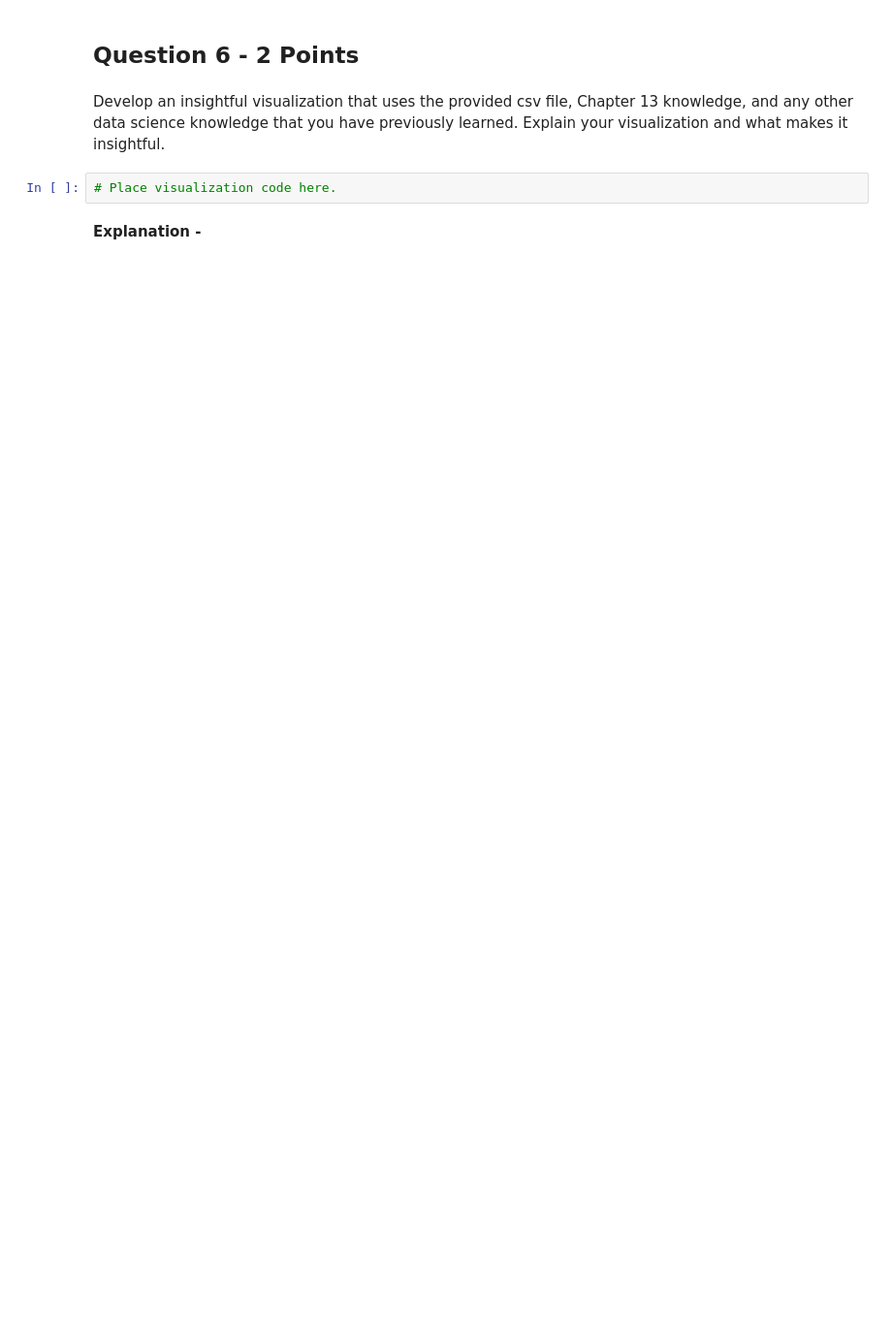
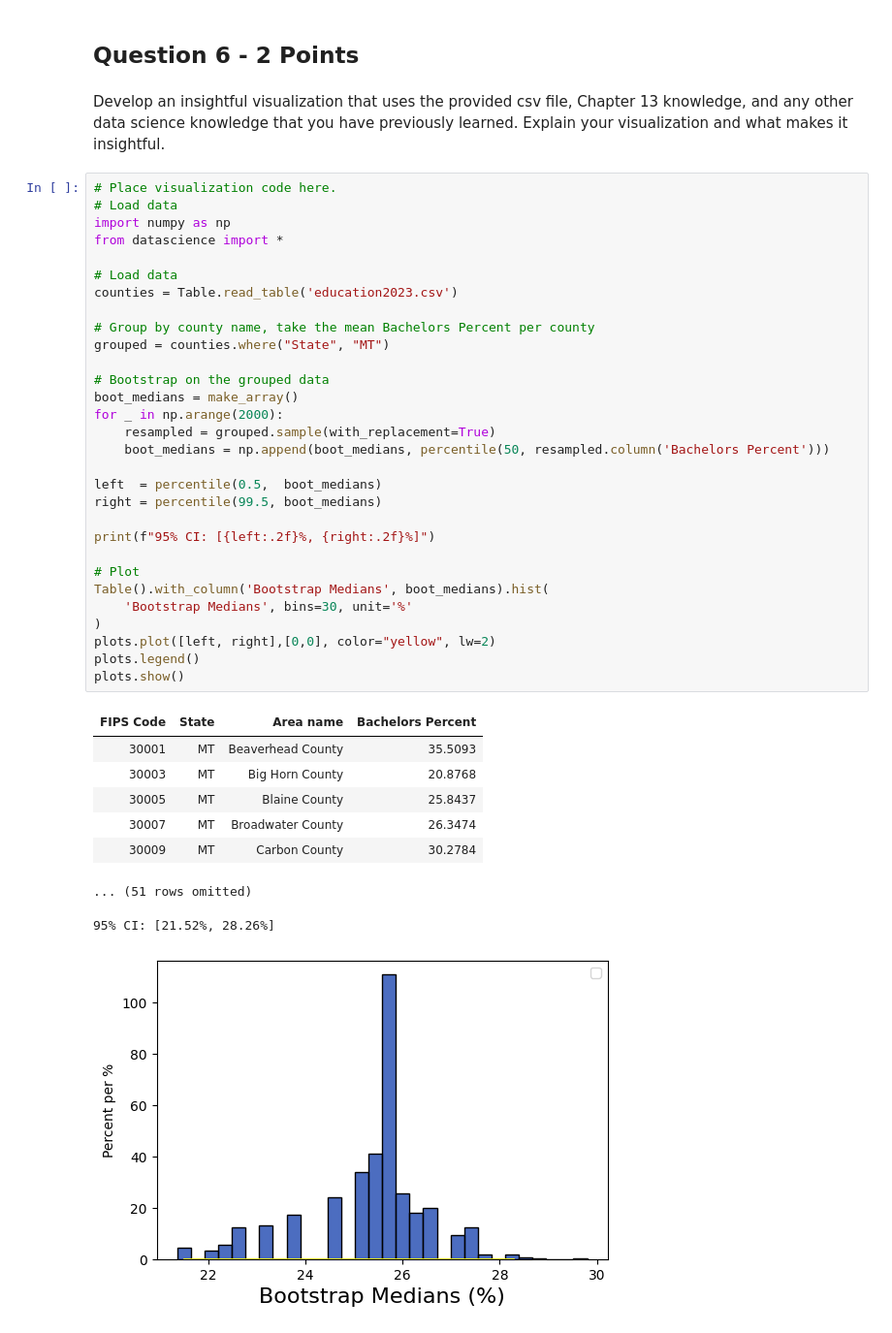
Before and after one commit to DanieHuelva/Data-Sci-HW, a Jupyter notebook: Danie-Huelva-Matthew-Ivankovich-Homework8.ipynb, the cells around one changed output. Shown at 97% size. Cells and saved outputs as stored; diff of their text form; blank space fills up the shorter version.

```diff
--- a/Danie-Huelva-Matthew-Ivankovich-Homework8.ipynb
+++ b/Danie-Huelva-Matthew-Ivankovich-Homework8.ipynb
@@ -114,7 +114,43 @@ Would the null hypothesis ($H_0$) from question 1 be accepted or rejected if a 1
 Develop an insightful visualization that uses the provided csv file, Chapter 13 knowledge,
 and any other data science knowledge that you have previously learned.  Explain your visualization
 and what makes it insightful.
-# %%
-# Place visualization code here.
-# %% [markdown]
-**Explanation -**
+# %%
+# Place visualization code here.
+# Load data
+import numpy as np
+from datascience import *
+
+# Load data
+counties = Table.read_table('education2023.csv')
+
+# Group by county name, take the mean Bachelors Percent per county
+grouped = counties.where("State", "MT")
+
+# Bootstrap on the grouped data
+boot_medians = make_array()
+for _ in np.arange(2000):
+    resampled = grouped.sample(with_replacement=True)
+    boot_medians = np.append(boot_medians, percentile(50, resampled.column('Bachelors Percent')))
+
+left  = percentile(0.5,  boot_medians)
+right = percentile(99.5, boot_medians)
+
+print(f"95% CI: [{left:.2f}%, {right:.2f}%]")
+
+# Plot
+Table().with_column('Bootstrap Medians', boot_medians).hist(
+    'Bootstrap Medians', bins=30, unit='%'
+)
+plots.plot([left, right],[0,0], color="yellow", lw=2)
+plots.legend()
+plots.show()
+# %% [output]
+| FIPS Code | State | Area name | Bachelors Percent |
+| 30001 | MT | Beaverhead County | 35.5093 |
+| 30003 | MT | Big Horn County | 20.8768 |
+| 30005 | MT | Blaine County | 25.8437 |
+| 30007 | MT | Broadwater County | 26.3474 |
+| 30009 | MT | Carbon County | 30.2784 |
+... (51 rows omitted)
+95% CI: [21.52%, 28.26%]
+[figure, added]
```
Also changed, not shown: parts of 5 cells of this notebook.
